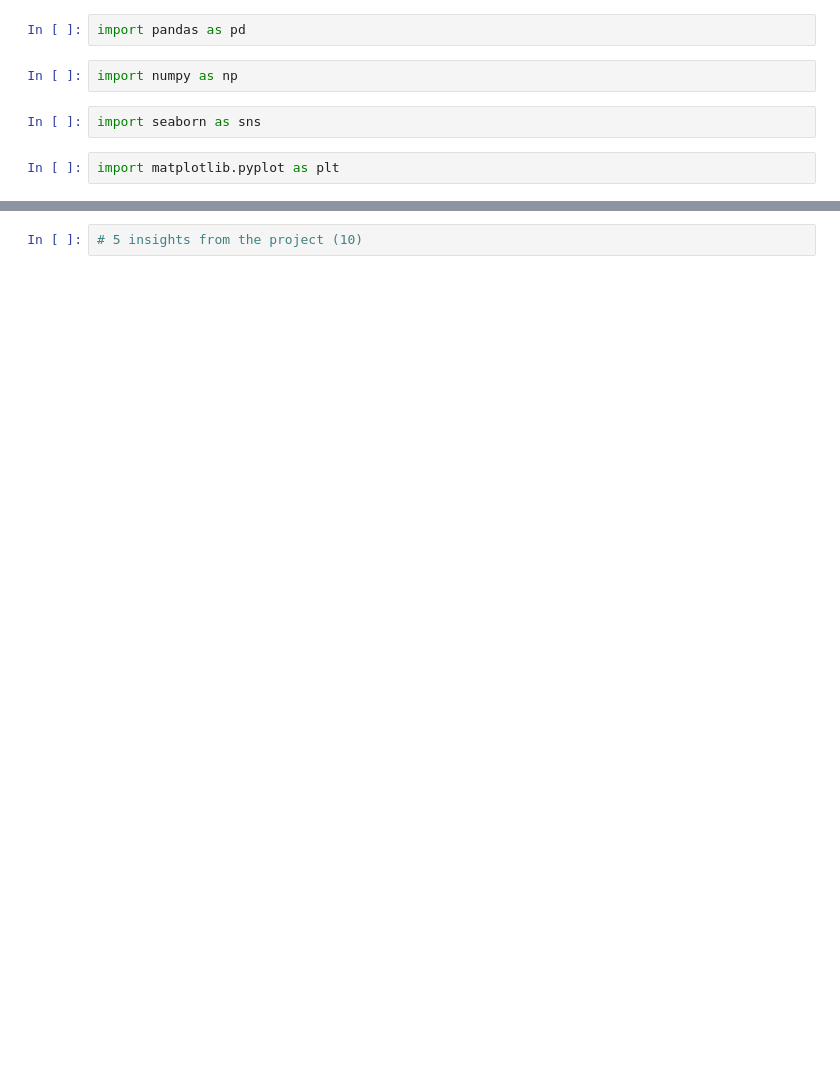
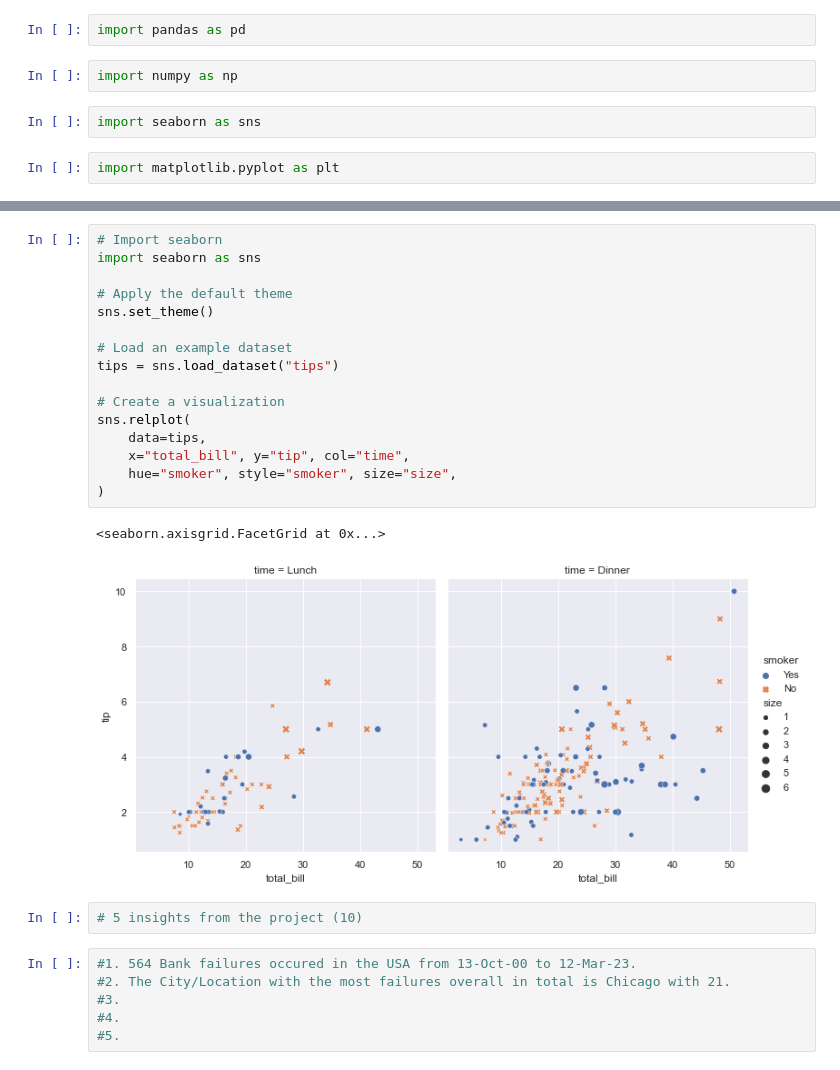
Before and after one commit to pmanuel1/UCDPA_Philip_Manuel, a Jupyter notebook: UCDPA_Philip_Manuel.ipynb, the cells around one changed output, grey strips where cells are left out. Drawn from its saved outputs; the diff is of its cells as text; blank space fills up the shorter version.

```diff
--- a/UCDPA_Philip_Manuel.ipynb
+++ b/UCDPA_Philip_Manuel.ipynb
@@ -37,2 +412,27 @@ import matplotlib.pyplot as plt
+# %%
+# Import seaborn
+import seaborn as sns
+
+# Apply the default theme
+sns.set_theme()
+
+# Load an example dataset
+tips = sns.load_dataset("tips")
+
+# Create a visualization
+sns.relplot(
+    data=tips,
+    x="total_bill", y="tip", col="time",
+    hue="smoker", style="smoker", size="size",
+)
+# %% [output]
+<seaborn.axisgrid.FacetGrid at 0x...>
+[figure, added]
 # %%
 # 5 insights from the project (10)
+# %%
+#1. 564 Bank failures occured in the USA from 13-Oct-00 to 12-Mar-23.
+#2. The City/Location with the most failures overall in total is Chicago with 21.
+#3.
+#4.
+#5.
```
Also changed, not shown: parts of 77 cells of this notebook.
